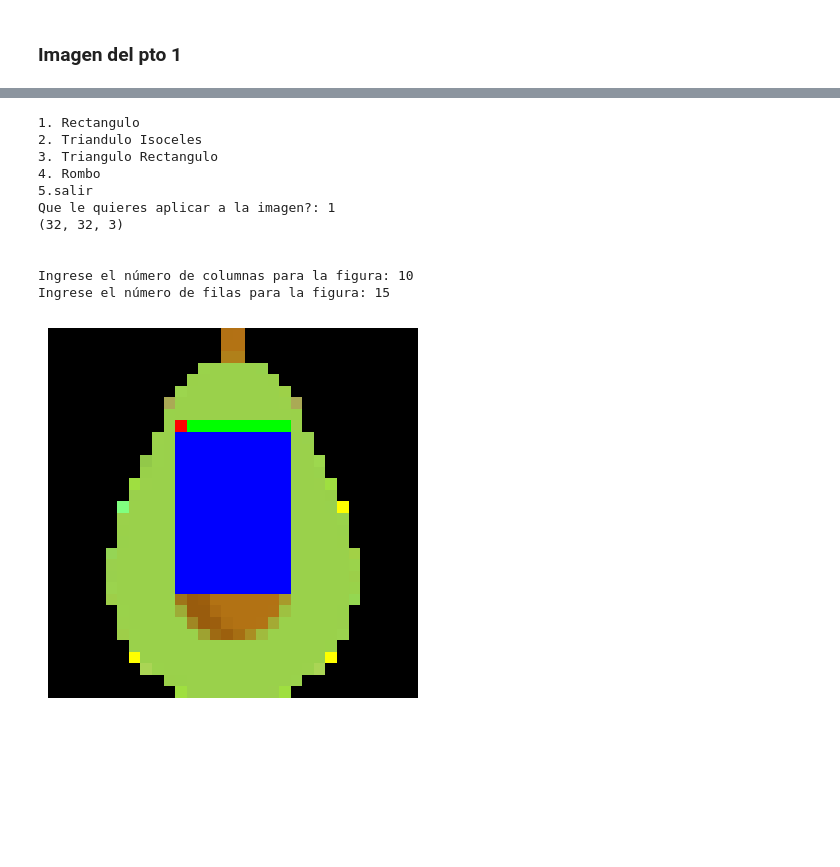
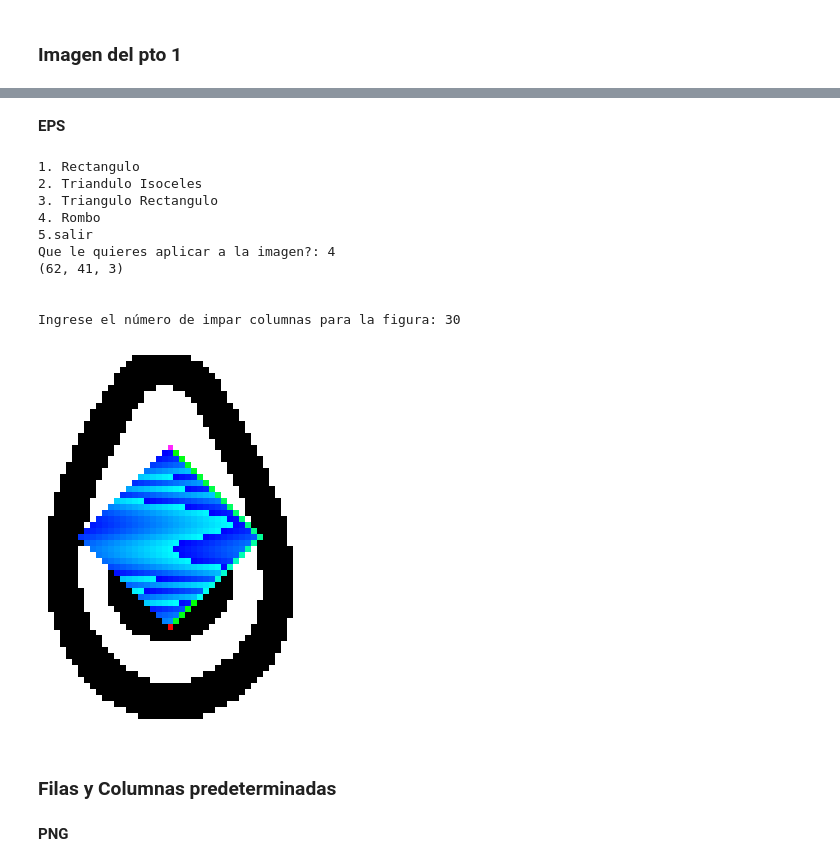
Before and after one commit to Slrosales/PC_AGUACATE_202310, a Jupyter notebook: PC_AGUACATE_202310.ipynb, the cells around one changed output, grey strips where cells are left out. Cells and saved outputs as stored; diff of their text form; code cells hidden in the pictures; blank space fills up the shorter version.

```diff
--- a/PC_AGUACATE_202310.ipynb
+++ b/PC_AGUACATE_202310.ipynb
@@ -1861,7 +1861,10 @@ rama14(tensor, I, J, nf, nc)
 ### Imagen del pto 1
 # %%
 # Cargar la imagen y convertirla en un tensor
-image = plt.imread('/content/Aguacate.png')
+url = 'https://github.com/Slrosales/PC_AGUACATE_202310/blob/main/Aguacate%20(1).png?raw=true'
+
+# Obtener la imagen directamente desde la URL
+image = Image.open(requests.get(url, stream=True).raw)
 tensor = np.array(image)
 tensor = tensor[:, :, :3]
 
@@ -2026,7 +2045,7 @@ elif(res == 2):
   f = int(input('Ingrese el número de filas para la figura: '))
   # Verificar si el número de columnas excede el máximo
   while 2*f-1 > nc or f > nf:
-      print('El número de filas o columas excede el máximo permitido.')
+      print(f'El calulo del número de filas o columas excede el máximo permitido ({f}, {2*f-1})')
       f = int(input('Ingrese el número de filas para la figura: '))
   c=2*f-1
   subtensor = inicio_tensor(nf, nc, f, c)
@@ -2040,7 +2059,8 @@ elif(res == 3):
   while n > nc or n > nf:
       print('El número de columnas o filas excede el máximo permitido.')
       n = int(input('Ingrese el número de la matriz nxn para la figura: '))
-  subtensor = inicio_tensor(nf, nc, n, n)
+  f, c = n,n
+  subtensor = inicio_tensor(nf, nc, f, c)
   triangulo_rectangulo(0,0,subtensor, tensor)
 
 elif(res == 4):
@@ -2053,7 +2073,8 @@ elif(res == 4):
 
   if (n%2==0): n=n+1
   v = (n-1)//2
-  subtensor = inicio_tensor(nf, nc, n, n)
+  f, c = n,n
+  subtensor = inicio_tensor(nf, nc, f, c)
   rombo(0, v, subtensor, tensor)
 else:
   exit()
@@ -2082,7 +2104,6 @@ while (res <1 or res > 5):
   res = int(input("Error, intenta nuevamente: "))
 
 #svg
-# URL de la imagen en Google Drive
 url = 'https://raw.githubusercontent.com/Slrosales/PC_AGUACATE_202310/126c303d636915ffcb3dbaa90425330df871ad1a/Aguacate.svg'
 
 # Obtener la imagen directamente desde la URL
@@ -2127,7 +2148,8 @@ elif(res == 3):
   while n > nc or n > nf:
       print('El número de columnas o filas excede el máximo permitido.')
       n = int(input('Ingrese el número de la matriz nxn para la figura: '))
-  subtensor = inicio_tensor(nf, nc, n, n)
+  f,c = n,n
+  subtensor = inicio_tensor(nf, nc, f, c)
   triangulo_rectangulo(0,0,subtensor, tensor)
 
 elif(res == 4):
@@ -2140,7 +2162,8 @@ elif(res == 4):
 
   if (n%2==0): n=n+1
   v = (n-1)//2
-  subtensor = inicio_tensor(nf, nc, n, n)
+  f,c = n,n
+  subtensor = inicio_tensor(nf, nc, f, c)
   rombo(0, v, subtensor, tensor)
 else:
   exit()
@@ -2160,3 +2183,5 @@ Ingrese el número de filas para la figura: 15
+# %% [markdown]
+**EPS**
 # %%
 print("1. Rectangulo")
 print("2. Triandulo Isoceles")
@@ -2168,19 +2193,18 @@ res = int(input("Que le quieres aplicar a la imagen?: "))
 while (res <1 or res > 5):
   res = int(input("Error, intenta nuevamente: "))
 
-eps_url = 'https://github.com/Slrosales/PC_AGUACATE_202310/blob/main/avocado.eps'
-output_format = 'png'  # Formato de salida, por ejemplo, 'png' o 'jpeg'
+eps_url = 'https://raw.githubusercontent.com/Slrosales/PC_AGUACATE_202310/main/avocado.eps'
 
-# Ejecutar el comando de conversión utilizando Ghostscript
-command = f'gs -dSAFER -dBATCH -dNOPAUSE -sDEVICE={output_format} -sOutputFile=- -q {eps_url}'
-process = subprocess.Popen(command, shell=True, stdout=subprocess.PIPE)
+# Descargar el archivo EPS
+response = requests.get(eps_url)
+eps_bytes = response.content
 
-# Leer la salida del proceso y crear la imagen PIL
-image_bytes = process.stdout.read()
-bytesx = io.BytesIO()
-image.save(bytesx, format='PNG')
-image.seek(0)
-image = Image.open(bytesx)
+# Abrir el archivo EPS
+image = Image.open(io.BytesIO(eps_bytes))
+
+# Guardar la imagen en formato PNG
+png_path = 'avocado.png'
+image.save(png_path, 'PNG')
 
 # Convertir la imagen en un tensor
 tensor = np.array(image)
@@ -2215,37 +2239,42 @@ elif(res == 3):
   # Solicitar al usuario el número de columnas para la figura
   n = int(input('Ingrese el número de la matriz nxn para la figura: '))
 
   # Verificar si el número de columnas excede el máximo
   while n > nc or n > nf:
       print('El número de columnas o filas excede el máximo permitido.')
       n = int(input('Ingrese el número de la matriz nxn para la figura: '))
-  subtensor = inicio_tensor(nf, nc, n, n)
+  f,c = n,n
+  subtensor = inicio_tensor(nf, nc, f, c)
   triangulo_rectangulo(0,0,subtensor, tensor)
 
 elif(res == 4):
   # Solicitar al usuario el número de columnas para la figura
   n = int(input('Ingrese el número de impar columnas para la figura: '))
 
   while n > nc or n > nf:
     print('El número de columnas excede el máximo permitido.')
     n = int(input('Ingrese el número impar de la matriz nxn para la figura: '))
 
   if (n%2==0): n=n+1
   v = (n-1)//2
-  subtensor = inicio_tensor(nf, nc, n, n)
+  f,c = n,n
+  subtensor = inicio_tensor(nf, nc, f, c)
   rombo(0, v, subtensor, tensor)
 else:
   exit()
 # %% [output]
 1. Rectangulo
 2. Triandulo Isoceles
 3. Triangulo Rectangulo
 4. Rombo
 5.salir
-Que le quieres aplicar a la imagen?: 1
-(32, 32, 3)
+Que le quieres aplicar a la imagen?: 4
+(62, 41, 3)
 
 
-Ingrese el número de columnas para la figura: 10
-Ingrese el número de filas para la figura: 15
+Ingrese el número de impar columnas para la figura: 30
-[figure, old version]
+[figure, new version]
+# %% [markdown]
+### Filas y Columnas predeterminadas
+# %% [markdown]
+**PNG**
```
Also changed, not shown: parts of 31 cells of this notebook.
